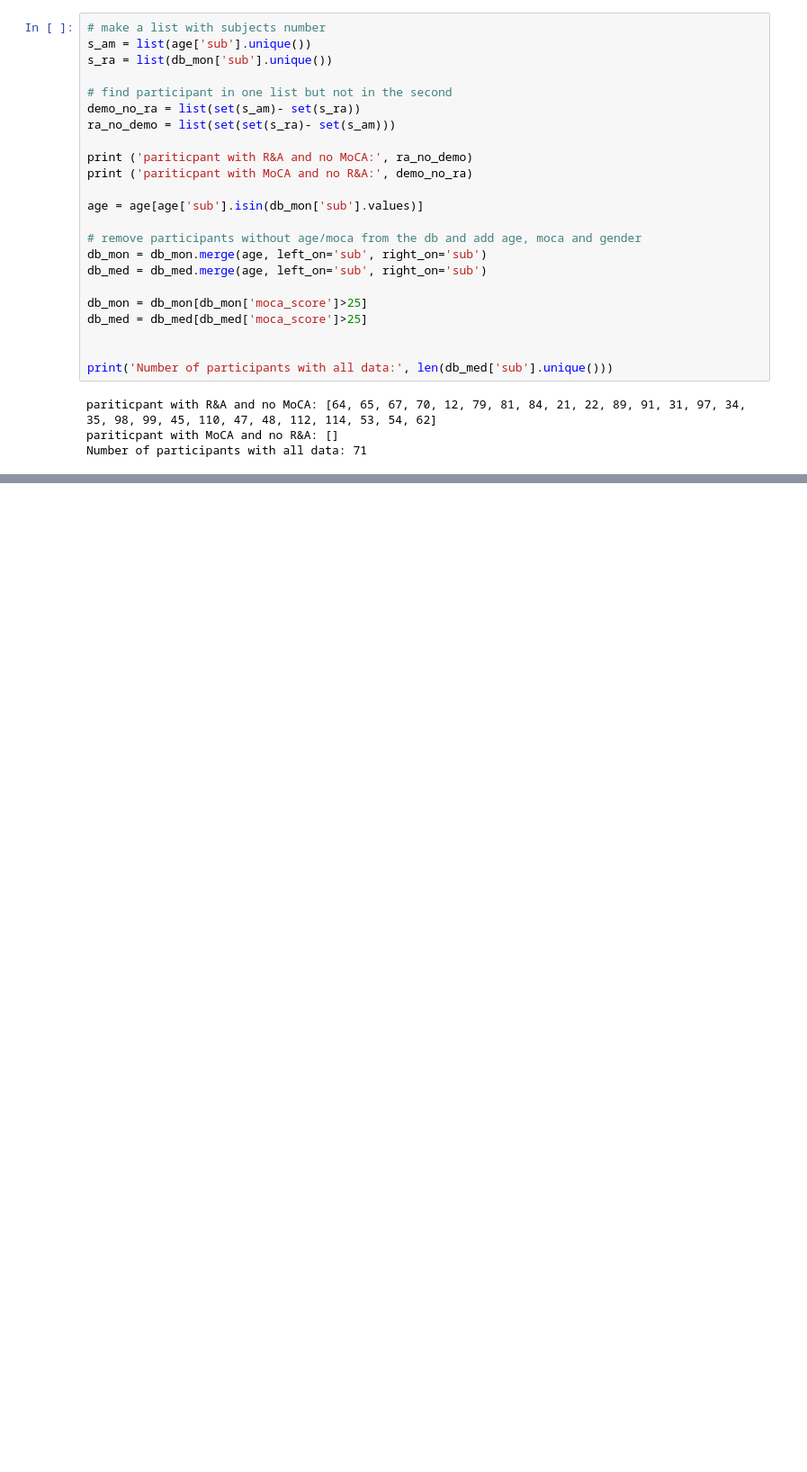
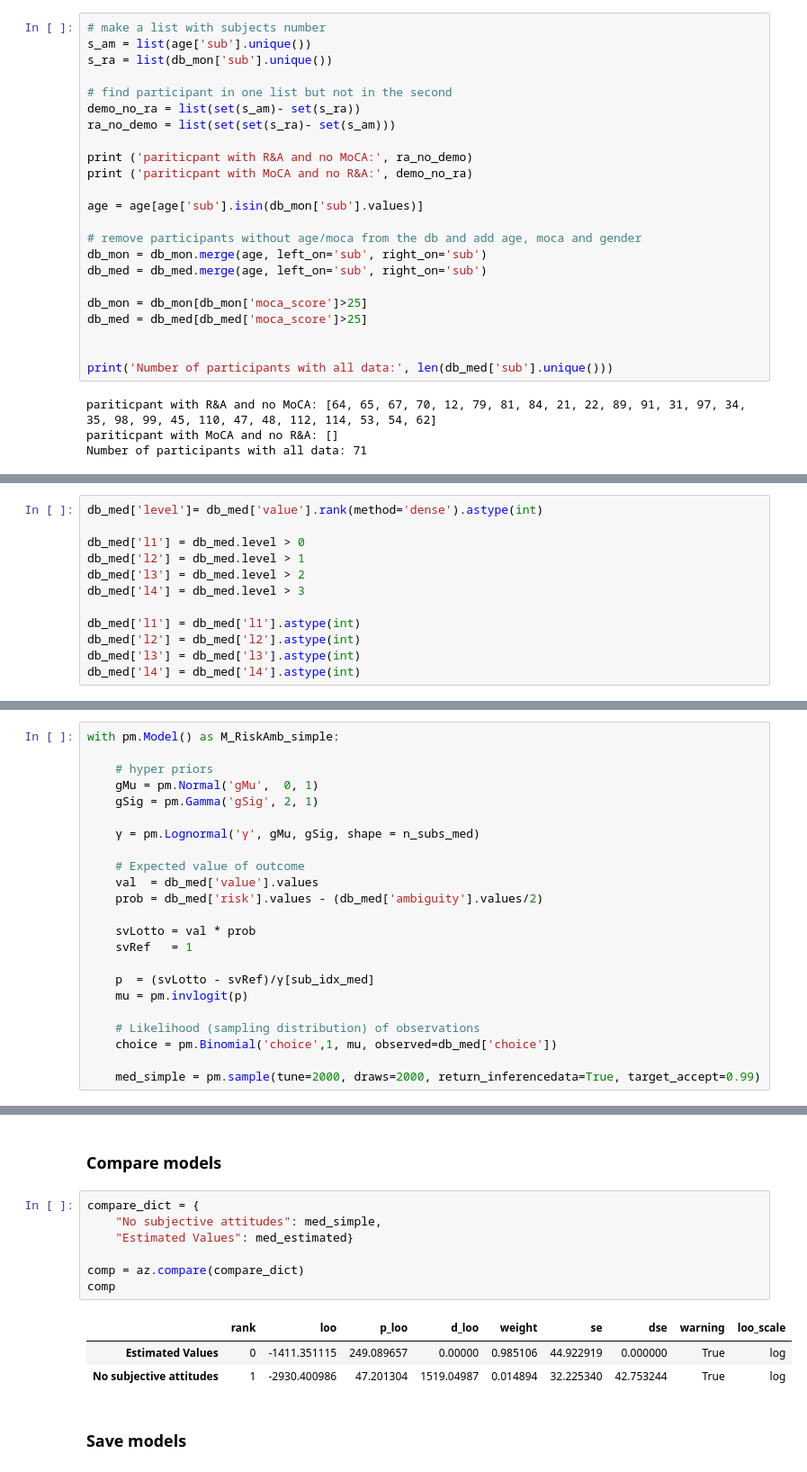
Before and after one commit to KoremNSN/Aging, a Jupyter notebook: RiskAmbiguity/RnA_modelbased_analysis.ipynb, the cells around one changed output, grey strips where cells are left out. Shown at 90% size. Drawn from its saved outputs; the diff is of its cells as text; blank space fills up the shorter version.

```diff
--- a/RiskAmbiguity/RnA_modelbased_analysis.ipynb
+++ b/RiskAmbiguity/RnA_modelbased_analysis.ipynb
@@ -965,0 +173,12 @@ mon_beta.to_netcdf("data/mon_trace_beta.nc")
+# %%
+db_med['level']= db_med['value'].rank(method='dense').astype(int)
+
+db_med['l1'] = db_med.level > 0
+db_med['l2'] = db_med.level > 1
+db_med['l3'] = db_med.level > 2
+db_med['l4'] = db_med.level > 3
+
+db_med['l1'] = db_med['l1'].astype(int)
+db_med['l2'] = db_med['l2'].astype(int)
+db_med['l3'] = db_med['l3'].astype(int)
+db_med['l4'] = db_med['l4'].astype(int)
@@ -965,0 +220,23 @@ mon_beta.to_netcdf("data/mon_trace_beta.nc")
+# %%
+with pm.Model() as M_RiskAmb_simple:
+
+    # hyper priors
+    gMu = pm.Normal('gMu',  0, 1)
+    gSig = pm.Gamma('gSig', 2, 1)
+
+    γ = pm.Lognormal('γ', gMu, gSig, shape = n_subs_med)
+
+    # Expected value of outcome
+    val  = db_med['value'].values
+    prob = db_med['risk'].values - (db_med['ambiguity'].values/2)
+
+    svLotto = val * prob
+    svRef   = 1
+
+    p  = (svLotto - svRef)/γ[sub_idx_med]
+    mu = pm.invlogit(p)
+
+    # Likelihood (sampling distribution) of observations
+    choice = pm.Binomial('choice',1, mu, observed=db_med['choice'])
+
+    med_simple = pm.sample(tune=2000, draws=2000, return_inferencedata=True, target_accept=0.99)
@@ -965,0 +301,15 @@ mon_beta.to_netcdf("data/mon_trace_beta.nc")
+# %% [markdown]
+### Compare models
+# %%
+compare_dict = {
+    "No subjective attitudes": med_simple,
+    "Estimated Values": med_estimated}
+
+comp = az.compare(compare_dict)
+comp
+# %% [output]
+|  | rank | loo | p_loo | d_loo | weight | se | dse | warning | loo_scale |
+| Estimated Values | 0 | -1411.351115 | 249.089657 | 0.00000 | 0.985106 | 44.922919 | 0.000000 | True | log |
+| No subjective attitudes | 1 | -2930.400986 | 47.201304 | 1519.04987 | 0.014894 | 32.225340 | 42.753244 | True | log |
+# %% [markdown]
+### Save models
```
Also changed, not shown: parts of 93 cells of this notebook.
